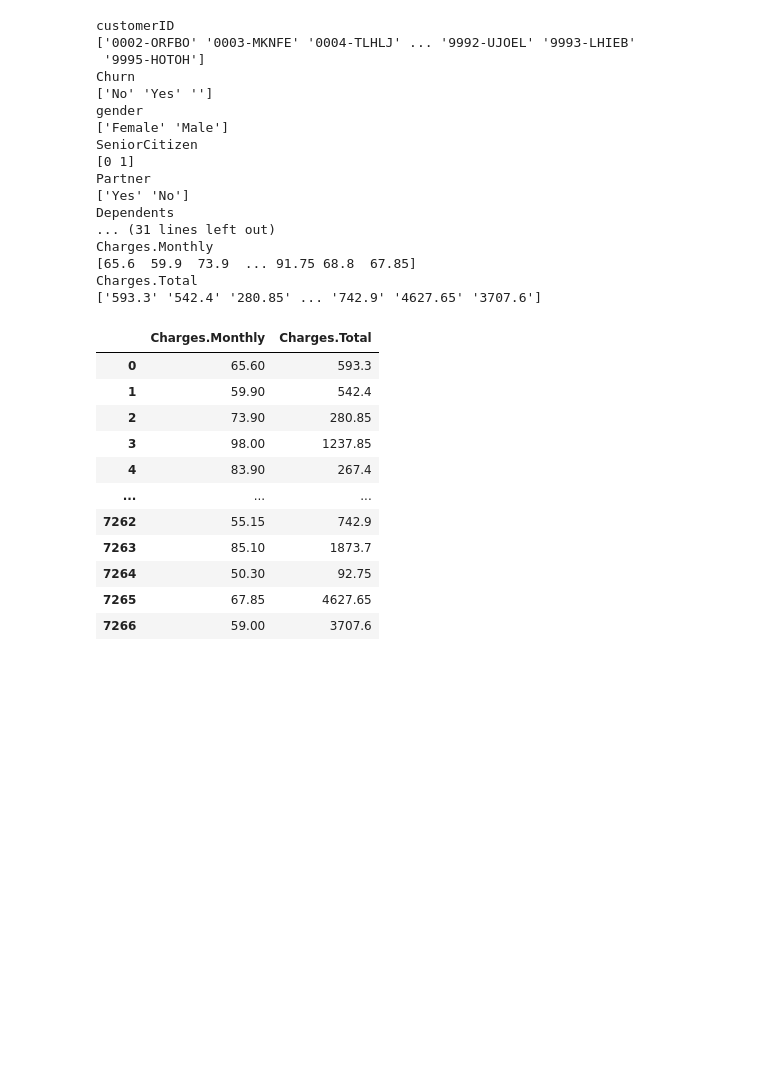
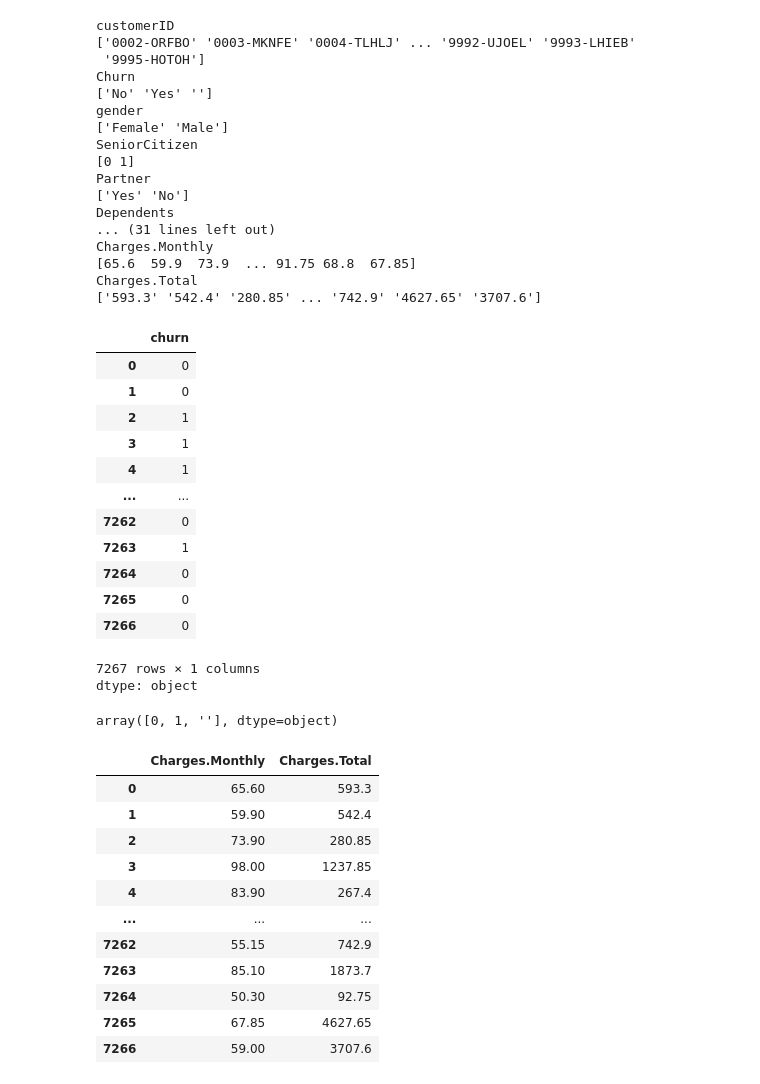
Before and after one commit to pierobadano/Desafio-TelecomX-P1, a Jupyter notebook: Desafio_Telecom_p1.ipynb, the cells around one changed output. Drawn from its saved outputs; the diff is of its cells as text; code cells hidden in the pictures; blank space fills up the shorter version.

```diff
--- a/Desafio_Telecom_p1.ipynb
+++ b/Desafio_Telecom_p1.ipynb
@@ -123,6 +113,27 @@ Charges.Monthly
 [65.6  59.9  73.9  ... 91.75 68.8  67.85]
 Charges.Total
 ['593.3' '542.4' '280.85' ... '742.9' '4627.65' '3707.6']
+# %%
+datos['churn'].replace(" ","")
+# %% [output]
+|  | churn |
+| 0 | 0 |
+| 1 | 0 |
+| 2 | 1 |
+| 3 | 1 |
+| 4 | 1 |
+| ... | ... |
+| 7262 | 0 |
+| 7263 | 1 |
+| 7264 | 0 |
+| 7265 | 0 |
+| 7266 | 0 |
+7267 rows × 1 columns
+dtype: object
+# %%
+datos["churn"].unique()
+# %% [output]
+array([0, 1, ''], dtype=object)
 # %%
 datos[["OnlineSecurity","OnlineBackup","DeviceProtection","TechSupport","StreamingTV","StreamingMovies"]]=datos[["OnlineSecurity","OnlineBackup","DeviceProtection","TechSupport","StreamingTV","StreamingMovies"]].replace("No internet service","No")
 # %%
```
Also changed, not shown: parts of 10 cells of this notebook.
